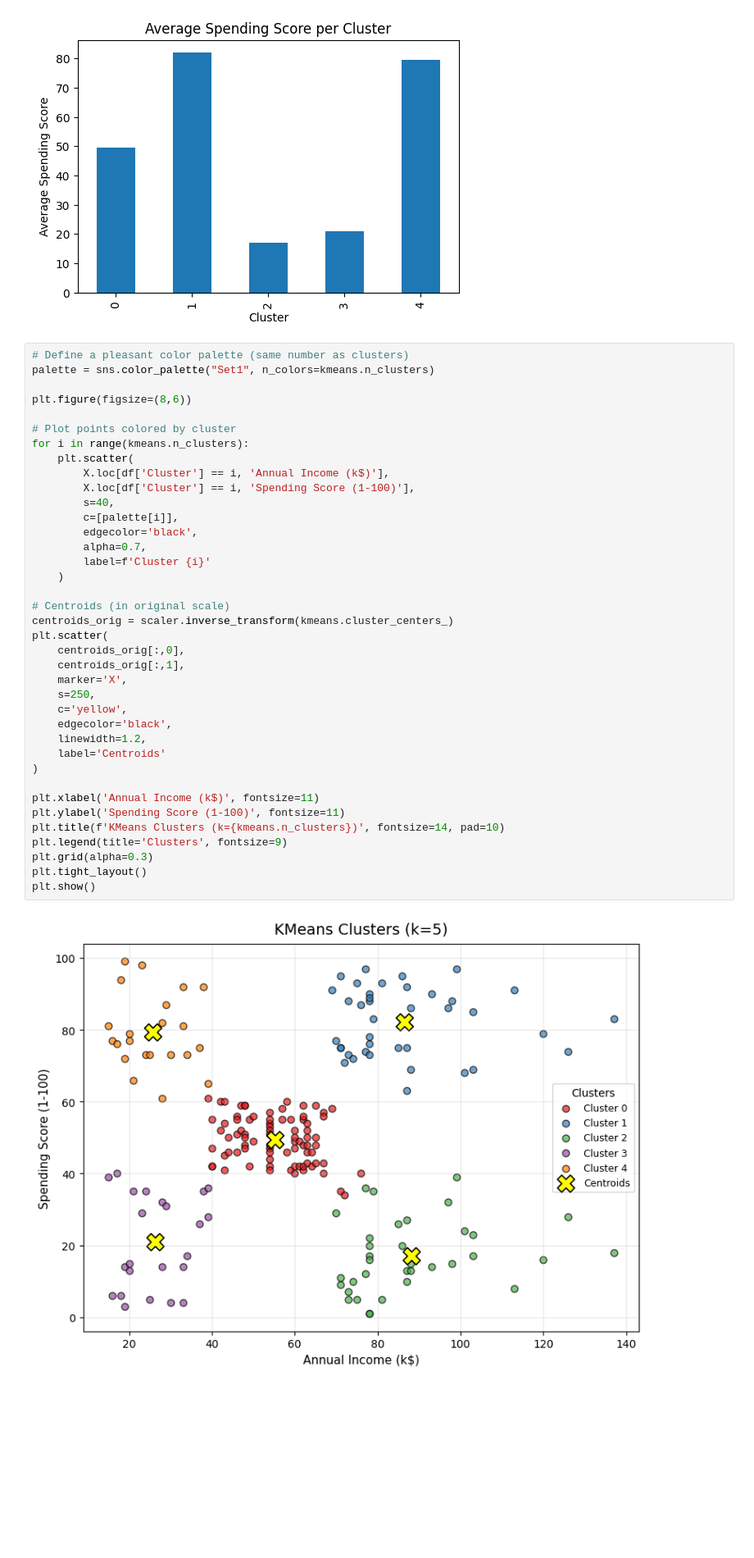
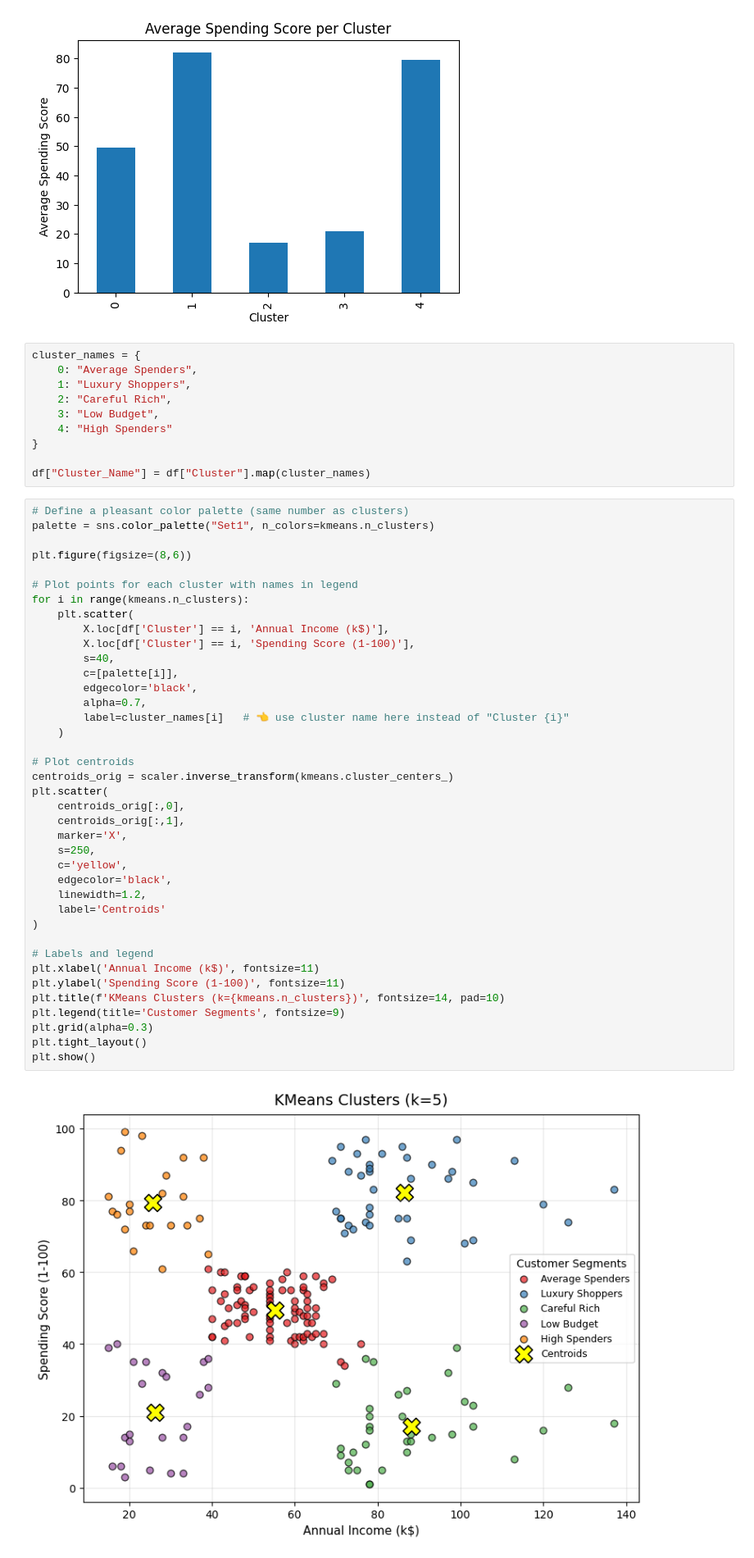
Before and after one commit to AbdelrahmanMostafa33/Customer-Segmentation, a Jupyter notebook: notebooks/Customer Segmentation.ipynb, the cells around one changed output. Shown: that part at 82% size. Drawn from its saved outputs; the diff is of its cells as text; blank space fills up the shorter version.

```diff
--- a/notebooks/Customer Segmentation.ipynb
+++ b/notebooks/Customer Segmentation.ipynb
@@ -238,46 +238,57 @@ plt.ylabel('Average Spending Score')
 plt.show()
 # %% [output]
 [figure]
+# %%
+cluster_names = {
+    0: "Average Spenders",
+    1: "Luxury Shoppers",
+    2: "Careful Rich",
+    3: "Low Budget",
+    4: "High Spenders"
+}
+
+df["Cluster_Name"] = df["Cluster"].map(cluster_names)
 # %%
 # Define a pleasant color palette (same number as clusters)
 palette = sns.color_palette("Set1", n_colors=kmeans.n_clusters)
 
 plt.figure(figsize=(8,6))
 
-# Plot points colored by cluster
+# Plot points for each cluster with names in legend
 for i in range(kmeans.n_clusters):
     plt.scatter(
         X.loc[df['Cluster'] == i, 'Annual Income (k$)'],
         X.loc[df['Cluster'] == i, 'Spending Score (1-100)'],
         s=40,
         c=[palette[i]],
         edgecolor='black',
         alpha=0.7,
-        label=f'Cluster {i}'
+        label=cluster_names[i]   # 👈 use cluster name here instead of "Cluster {i}"
     )
 
-# Centroids (in original scale)
+# Plot centroids
 centroids_orig = scaler.inverse_transform(kmeans.cluster_centers_)
 plt.scatter(
     centroids_orig[:,0],
     centroids_orig[:,1],
     marker='X',
     s=250,
     c='yellow',
     edgecolor='black',
     linewidth=1.2,
     label='Centroids'
 )
 
+# Labels and legend
 plt.xlabel('Annual Income (k$)', fontsize=11)
 plt.ylabel('Spending Score (1-100)', fontsize=11)
 plt.title(f'KMeans Clusters (k={kmeans.n_clusters})', fontsize=14, pad=10)
-plt.legend(title='Clusters', fontsize=9)
+plt.legend(title='Customer Segments', fontsize=9)
 plt.grid(alpha=0.3)
 plt.tight_layout()
 plt.show()
 # %% [output]
-[figure, old version]
+[figure, new version]
 # %% [markdown]
 ### Fitting and Predicting using DBSCAN
 # %%
```
Also changed, not shown: 1 other file.
